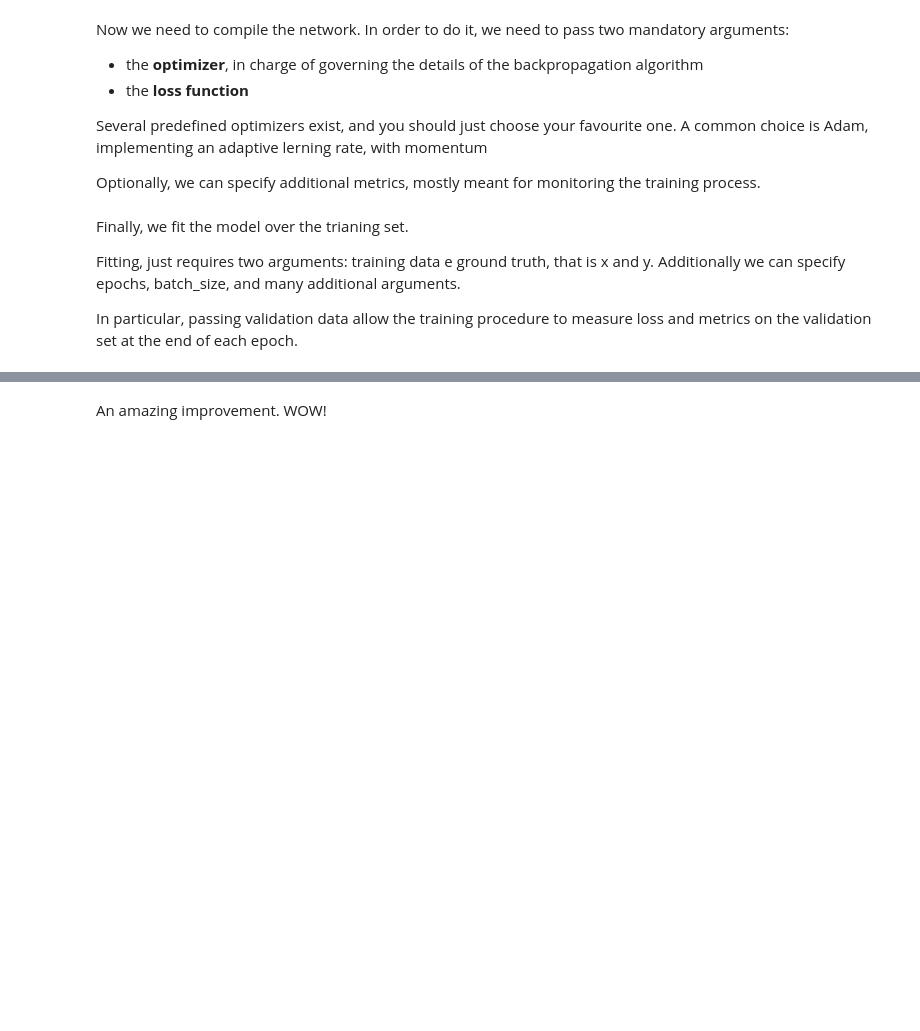
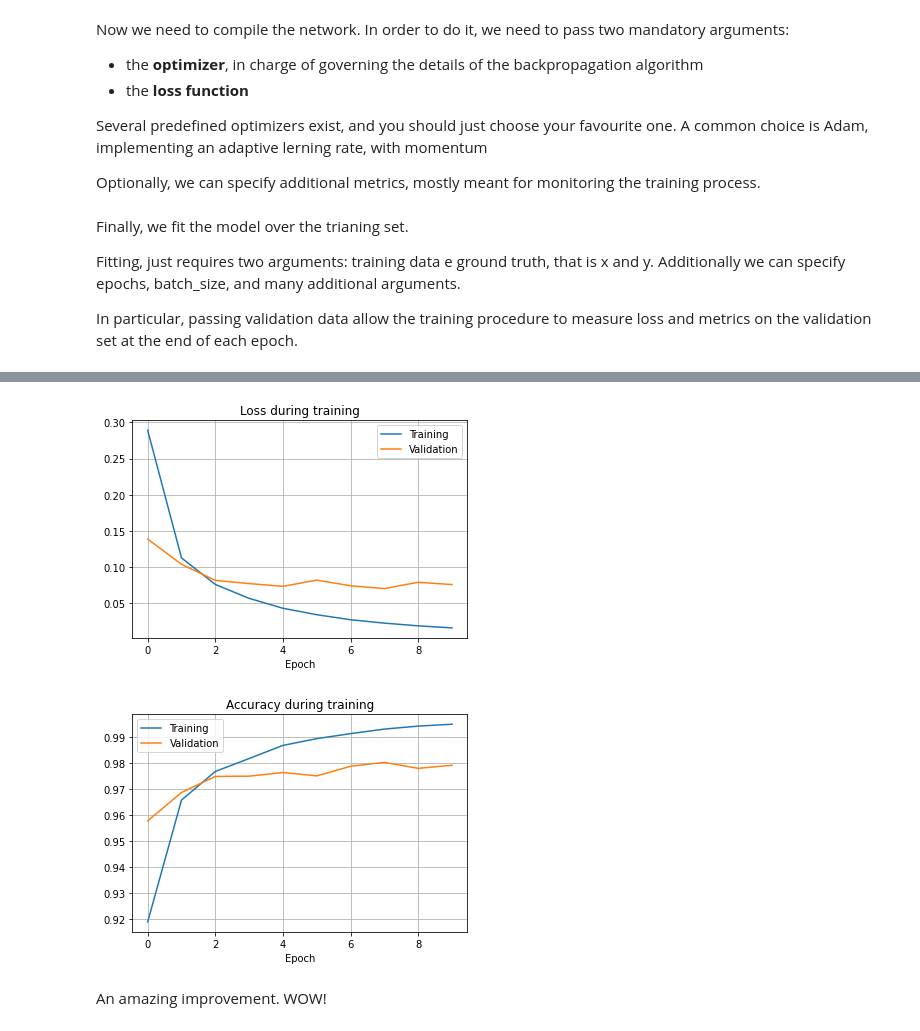
Before and after one commit to maidacundo/DeepLearningREPO, a Jupyter notebook: ESERCITAZIONI/mnistDense.ipynb, the cells around one changed output, grey strips where cells are left out. Cells and saved outputs as stored; diff of their text form; code cells hidden in the pictures; blank space fills up the shorter version.

```diff
--- a/ESERCITAZIONI/mnistDense.ipynb
+++ b/ESERCITAZIONI/mnistDense.ipynb
@@ -157,4 +206,9 @@ Epoch 10/10
 <keras.callbacks.History at 0x...>
+# %%
+display_history(history)
+# %% [output]
+[figure, added]
+[figure, added]
 # %% [markdown]
 An amazing improvement. WOW!
 # %% [markdown]
```
Also changed, not shown: parts of 16 cells of this notebook.
